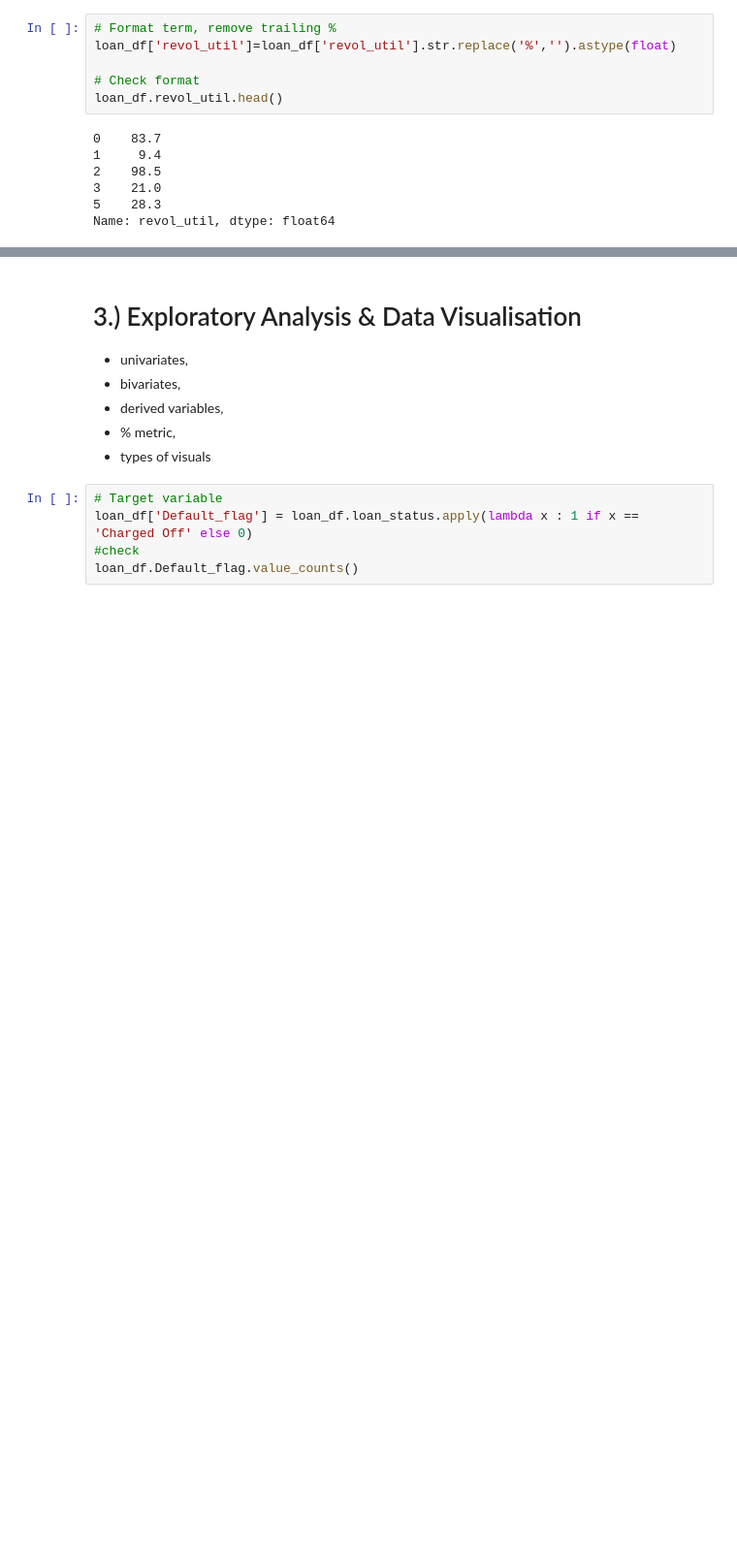
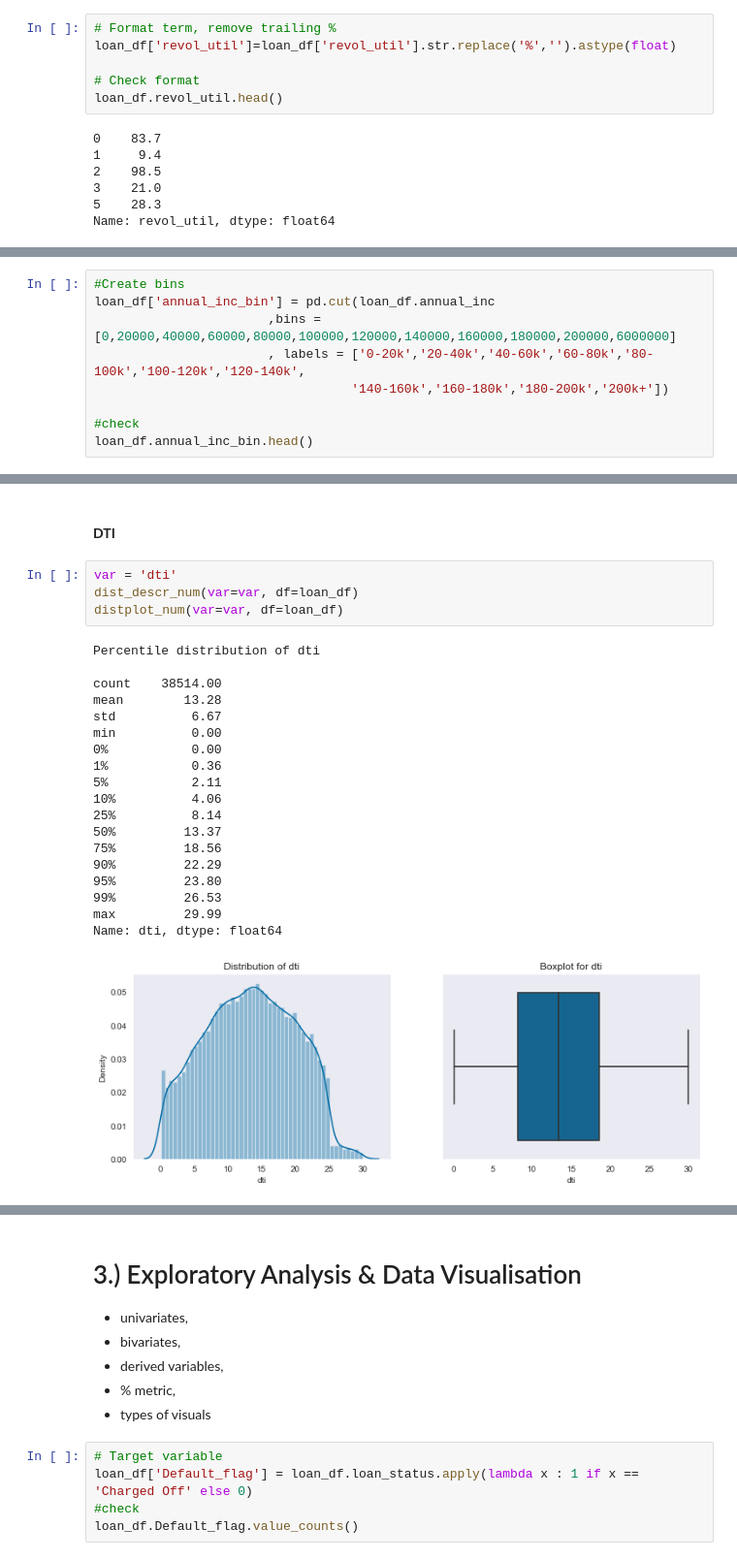
Before and after one commit to udaykadavi/LendingClubCaseStudy, a Jupyter notebook: EDA_UA.ipynb, the cells around one changed output, grey strips where cells are left out. Shown at 97% size. Saved outputs shown, nothing was run; the diff lists cells and outputs as text; blank space fills up the shorter version.

```diff
--- a/EDA_UA.ipynb
+++ b/EDA_UA.ipynb
@@ -368,0 +504,9 @@ Name: revol_util, dtype: float64
+# %%
+#Create bins
+loan_df['annual_inc_bin'] = pd.cut(loan_df.annual_inc
+                       ,bins =[0,20000,40000,60000,80000,100000,120000,140000,160000,180000,200000,6000000]
+                       , labels = ['0-20k','20-40k','40-60k','60-80k','80-100k','100-120k','120-140k',
+                                  '140-160k','160-180k','180-200k','200k+'])
+
+#check
+loan_df.annual_inc_bin.head()
@@ -368,0 +521,26 @@ Name: revol_util, dtype: float64
+# %% [markdown]
+#### **DTI**
+# %%
+var = 'dti'
+dist_descr_num(var=var, df=loan_df)
+distplot_num(var=var, df=loan_df)
+# %% [output]
+Percentile distribution of dti
+
+count    38514.00
+mean        13.28
+std          6.67
+min          0.00
+0%           0.00
+1%           0.36
+5%           2.11
+10%          4.06
+25%          8.14
+50%         13.37
+75%         18.56
+90%         22.29
+95%         23.80
+99%         26.53
+max         29.99
+Name: dti, dtype: float64
+[figure, added]
```
Also changed, not shown: parts of 80 cells of this notebook.
